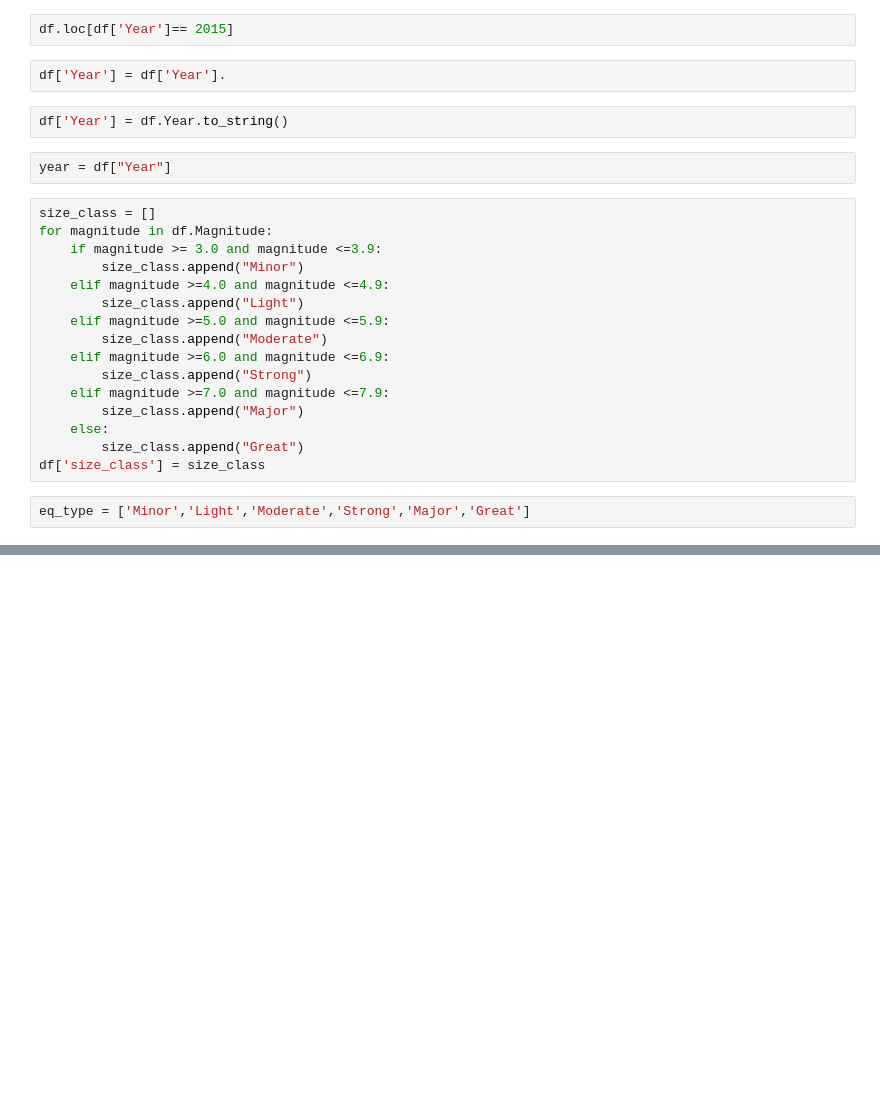
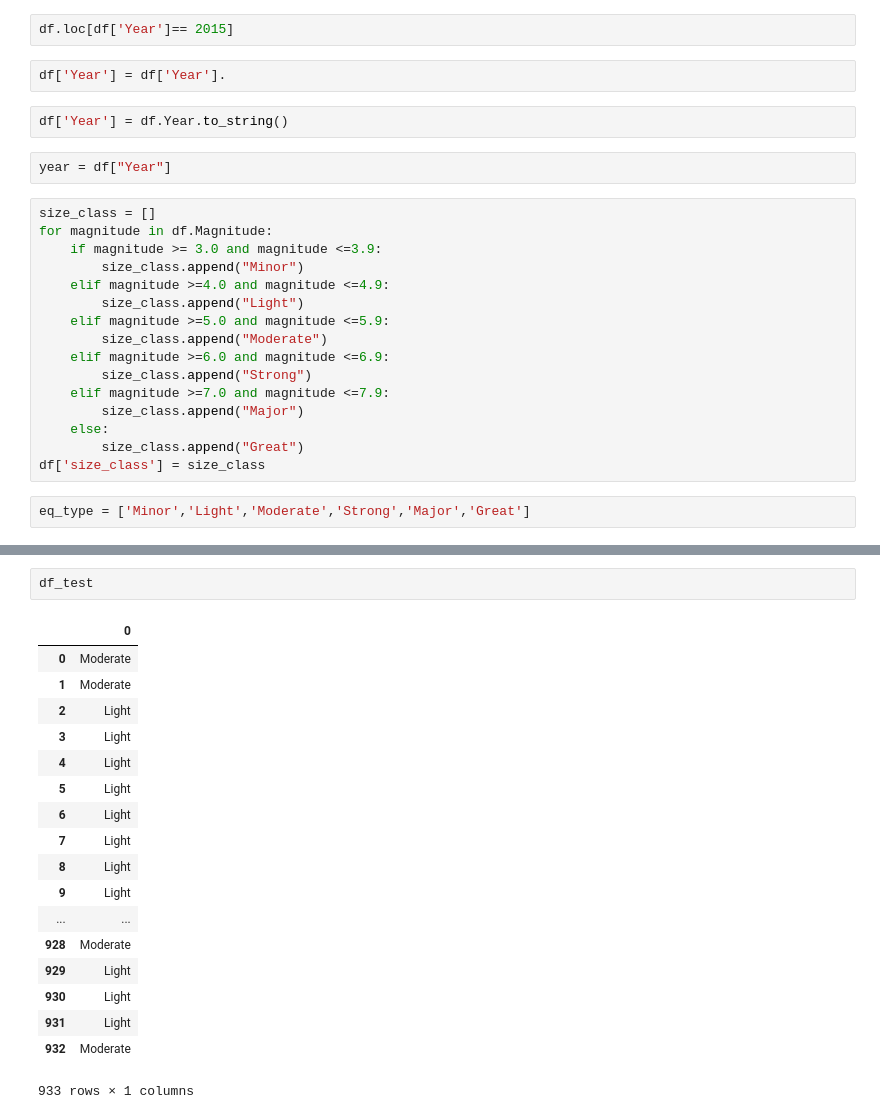
Before and after one commit to Saralkarki/earthquake_dashboard, a Jupyter notebook: Untitled.ipynb, the cells around one changed output, grey strips where cells are left out. Cells and saved outputs as stored; diff of their text form; blank space fills up the shorter version.

```diff
--- a/Untitled.ipynb
+++ b/Untitled.ipynb
@@ -89,0 +142,21 @@ eq_type = ['Minor','Light','Moderate','Strong','Major','Great']
+# %%
+df_test
+# %% [output]
+|  | 0 |
+| 0 | Moderate |
+| 1 | Moderate |
+| 2 | Light |
+| 3 | Light |
+| 4 | Light |
+| 5 | Light |
+| 6 | Light |
+| 7 | Light |
+| 8 | Light |
+| 9 | Light |
+| ... | ... |
+| 928 | Moderate |
+| 929 | Light |
+| 930 | Light |
+| 931 | Light |
+| 932 | Moderate |
+933 rows × 1 columns
```
Also changed, not shown: parts of 6 cells of this notebook, 2 other files.
